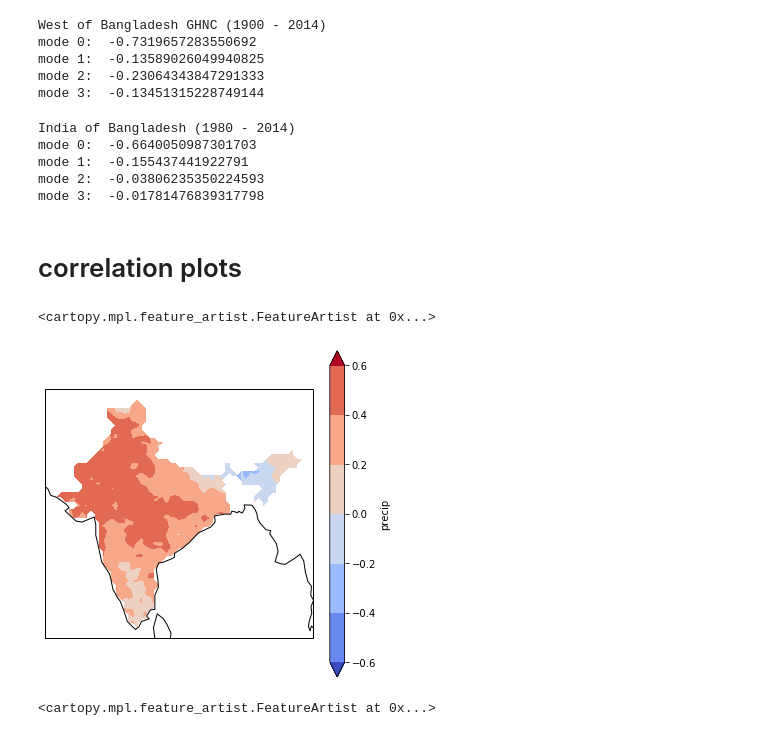
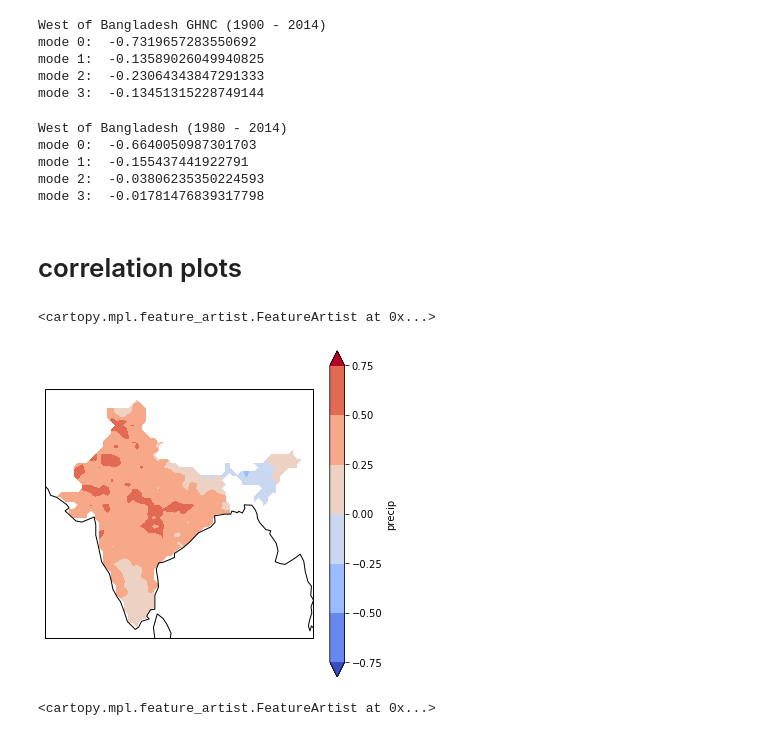
Before and after one commit to medhap02/AllIndiaRainfall, a Jupyter notebook: src/EOF_GHNC.ipynb, the cells around one changed output. Cells and saved outputs as stored; diff of their text form; code cells hidden in the pictures.

```diff
--- a/src/EOF_GHNC.ipynb
+++ b/src/EOF_GHNC.ipynb
@@ -674,28 +674,30 @@ corr0 = correlation(pcs_pr.sel(mode=0), precip_jjas_trimmed, dims='year')
 corr1 = correlation(pcs_pr.sel(mode=1), precip_jjas_trimmed, dims='year')
 corr2 = correlation(pcs_pr.sel(mode=2), precip_jjas_trimmed, dims='year')
 corr3 = correlation(pcs_pr.sel(mode=3), precip_jjas_trimmed, dims='year')
-print("India of Bangladesh (1980 - 2014)")
+print("West of Bangladesh (1980 - 2014)")
 print("mode 0: ", corr0.data)
 print("mode 1: ", corr1.data)
 print("mode 2: ", corr2.data)
 print("mode 3: ", corr3.data)
 # %% [output]
-India of Bangladesh (1980 - 2014)
+West of Bangladesh (1980 - 2014)
 mode 0:  -0.6640050987301703
 mode 1:  -0.155437441922791
 mode 2:  -0.03806235350224593
 mode 3:  -0.01781476839317798
 # %% [markdown]
 # correlation plots
+# %%
+levels=np.linspace(-.75, .75, 7)
 # %%
 #precip_India = precip_India.sel(year=slice('1980', '2016'))
 
 plt.figure(figsize=(6,6))
 India_correlation = correlation(precip_India,precip_jjas,dims='year')
 ax = plt.axes(projection=ccrs.PlateCarree())
-India_correlation.plot.contourf(cmap='coolwarm', extend='both')
+India_correlation.plot.contourf(cmap='coolwarm', levels=levels, extend='both')
 ax.coastlines()
 # %% [output]
 <cartopy.mpl.feature_artist.FeatureArtist at 0x...>
-[figure, old version]
+[figure, new version]
 # %%
```
Also changed, not shown: parts of 9 cells of this notebook, 2 other files.
